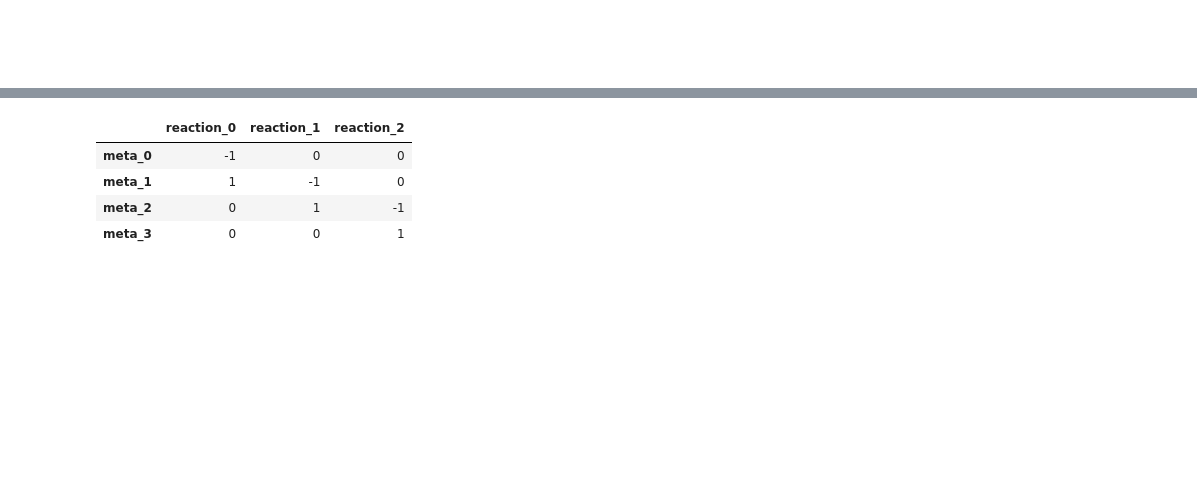
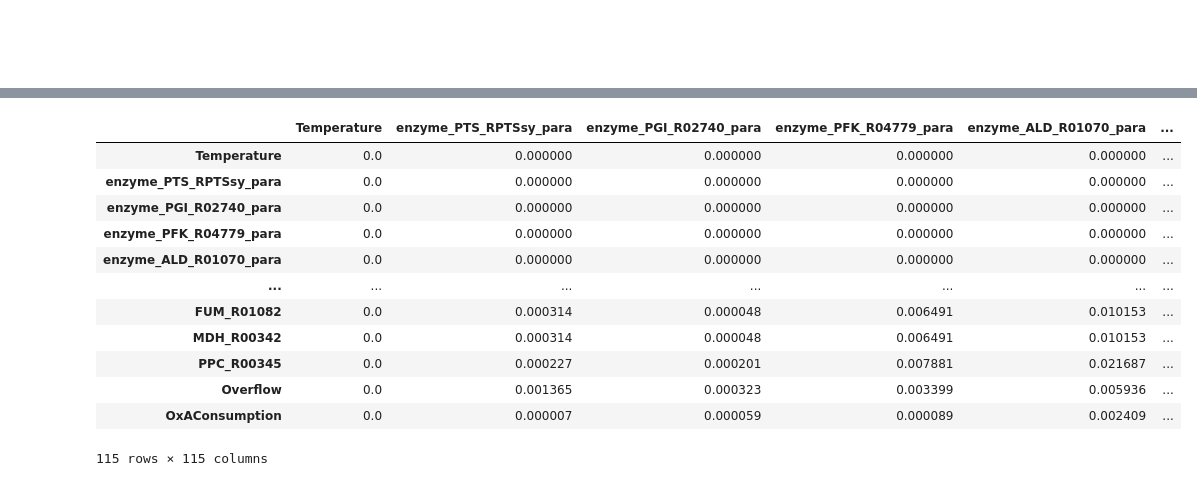
Before and after one commit to tuturax/BadAss, a Jupyter notebook: test_class.ipynb, the cells around one changed output, grey strips where cells are left out. Cells and saved outputs as stored; diff of their text form; code cells hidden in the pictures; blank space fills up the shorter version.

```diff
--- a/test_class.ipynb
+++ b/test_class.ipynb
@@ -657,0 +525,9 @@ print(N.shape)
+# %%
+from main import *
+momo = model()
+momo.read_SBML()
+
+momo.elasticity.half_satured()
+momo.enzymes.add_to_all_reaction()
+momo.parameters.add_enzymes()
+momo.parameters.add_externals()
@@ -658,8 +564,16 @@ print(N.shape)
 # %%
-momo.Stoichio_matrix
+momo.MI()
 # %% [output]
-|  | reaction_0 | reaction_1 | reaction_2 |
-| meta_0 | -1 | 0 | 0 |
-| meta_1 | 1 | -1 | 0 |
-| meta_2 | 0 | 1 | -1 |
-| meta_3 | 0 | 0 | 1 |
+|  | Temperature | enzyme_PTS_RPTSsy_para | enzyme_PGI_R02740_para | enzyme_PFK_R04779_para | enzyme_ALD_R01070_para | ... |
+| Temperature | 0.0 | 0.000000 | 0.000000 | 0.000000 | 0.000000 | ... |
+| enzyme_PTS_RPTSsy_para | 0.0 | 0.000000 | 0.000000 | 0.000000 | 0.000000 | ... |
+| enzyme_PGI_R02740_para | 0.0 | 0.000000 | 0.000000 | 0.000000 | 0.000000 | ... |
+| enzyme_PFK_R04779_para | 0.0 | 0.000000 | 0.000000 | 0.000000 | 0.000000 | ... |
+| enzyme_ALD_R01070_para | 0.0 | 0.000000 | 0.000000 | 0.000000 | 0.000000 | ... |
+| ... | ... | ... | ... | ... | ... | ... |
+| FUM_R01082 | 0.0 | 0.000314 | 0.000048 | 0.006491 | 0.010153 | ... |
+| MDH_R00342 | 0.0 | 0.000314 | 0.000048 | 0.006491 | 0.010153 | ... |
+| PPC_R00345 | 0.0 | 0.000227 | 0.000201 | 0.007881 | 0.021687 | ... |
+| Overflow | 0.0 | 0.001365 | 0.000323 | 0.003399 | 0.005936 | ... |
+| OxAConsumption | 0.0 | 0.000007 | 0.000059 | 0.000089 | 0.002409 | ... |
+115 rows × 115 columns
```
Also changed, not shown: parts of 28 cells of this notebook.
